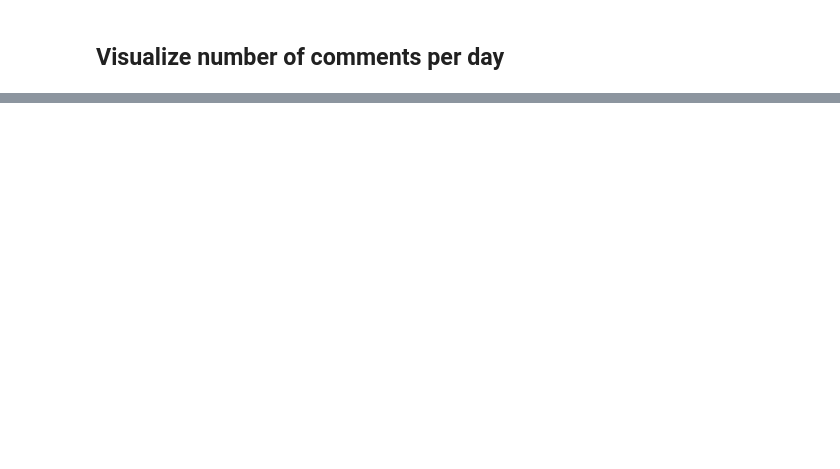
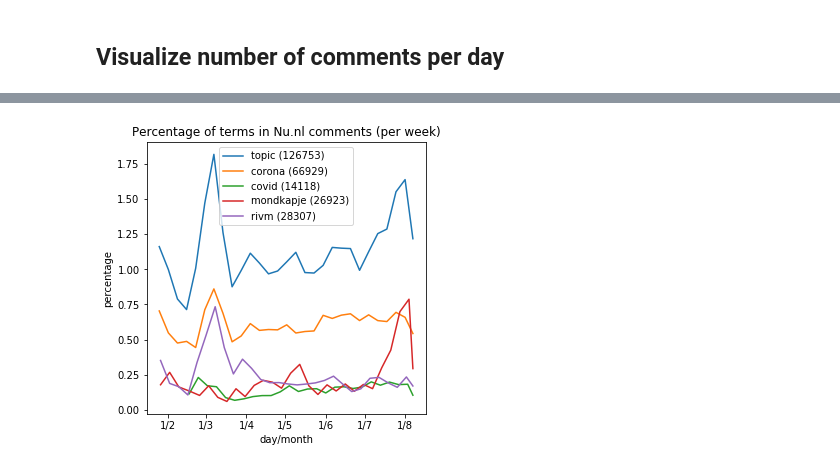
Before and after one commit to puregome/notebooks, a Jupyter notebook: nunl-convert-data.ipynb, the cells around one changed output, grey strips where cells are left out. Cells and saved outputs as stored; diff of their text form; code cells hidden in the pictures; blank space fills up the shorter version.

```diff
--- a/nunl-convert-data.ipynb
+++ b/nunl-convert-data.ipynb
@@ -130,0 +211,38 @@ plt.show()
+# %%
+NBROFCOMBINEDITEMS = 7
+
+def summarizeXY(x,y,nbrOfCombinedItems=NBROFCOMBINEDITEMS):
+    summarizedX = []
+    summarizedY = []
+    yCombined = 0
+    for i in range(0,len(y)):
+        yCombined += y[i]
+        if (i+1)%nbrOfCombinedItems == 0:
+            summarizedX.append(x[i])
+            summarizedY.append(yCombined)
+            yCombined = 0
+    if len(y)%nbrOfCombinedItems != 0:
+        summarizedX.append(x[i])
+        summarizedY.append(yCombined)
+    return(summarizedX,summarizedY)
+# %%
+INITDAYSSKIPPED = 0
+PLOTFILENAME = "term-percentages-nunl.png"
+
+fig,ax = plt.subplots(figsize=(5,5))
+for query in (TOPIC+" corona covid mondkapje rivm").split():
+    try:
+        x = [datetime.datetime.strptime(d,DATEFORMATDAY) for d in queryCounts7[query]][INITDAYSSKIPPED:]
+        y = [queryCounts[query][d]/queryCounts[TOTAL][d] for d in queryCounts[query]][INITDAYSSKIPPED:]
+        summarizedX,summarizedY = summarizeXY(x,y)
+        plt.plot_date(summarizedX,summarizedY,fmt="-",label=f"{query} ({totals[query]})")
+    except: pass
+plt.xlabel("day/month")
+plt.ylabel("percentage")
+plt.title(f"Percentage of terms in Nu.nl comments (per week)")
+plt.legend()
+ax.xaxis.set_major_formatter(mdates.DateFormatter("%-d/%-m"))
+plt.savefig(PLOTFILENAME)
+plt.show()
+# %% [output]
+[figure, added]
```
Also changed, not shown: parts of 13 cells of this notebook, 2 other files.
